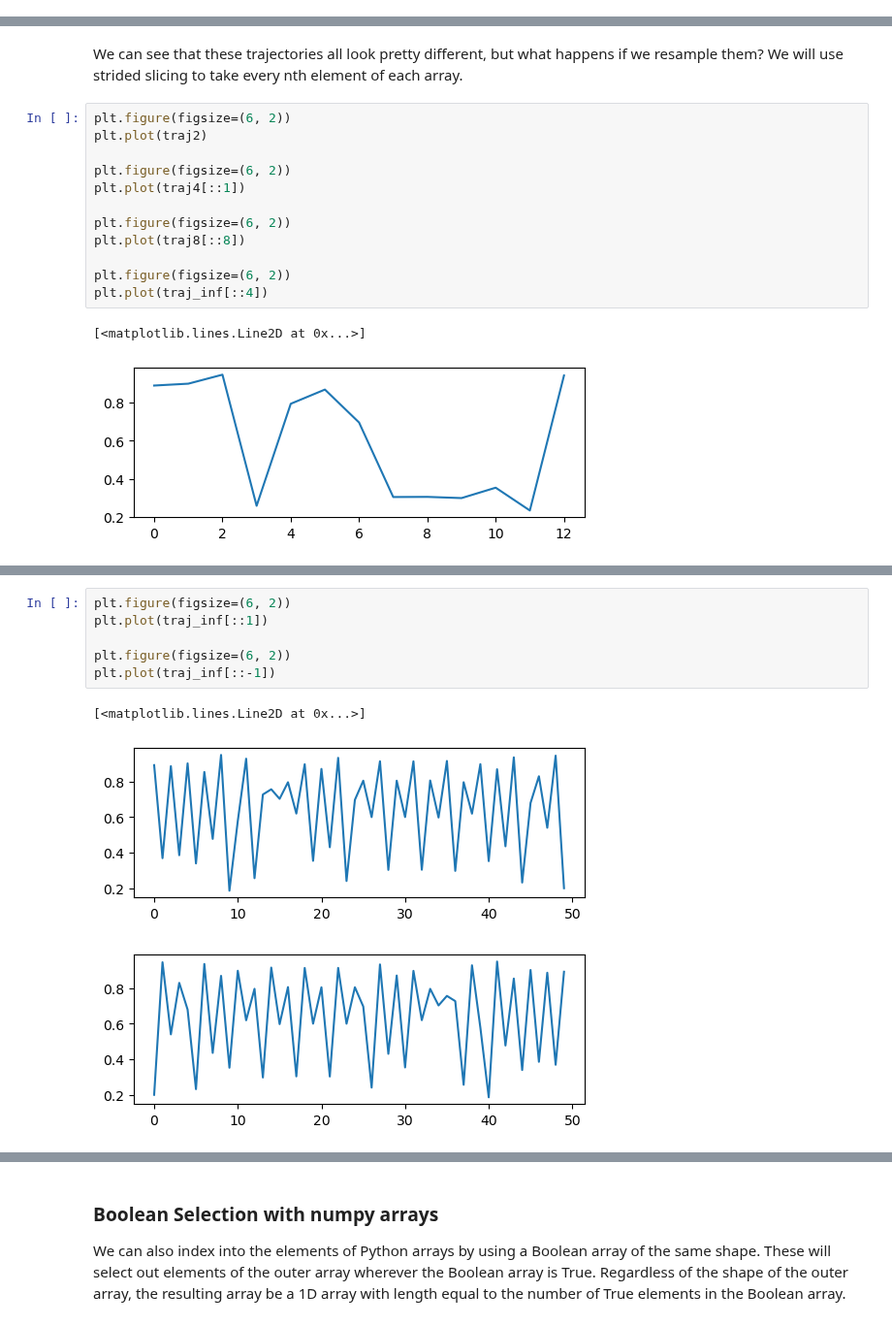
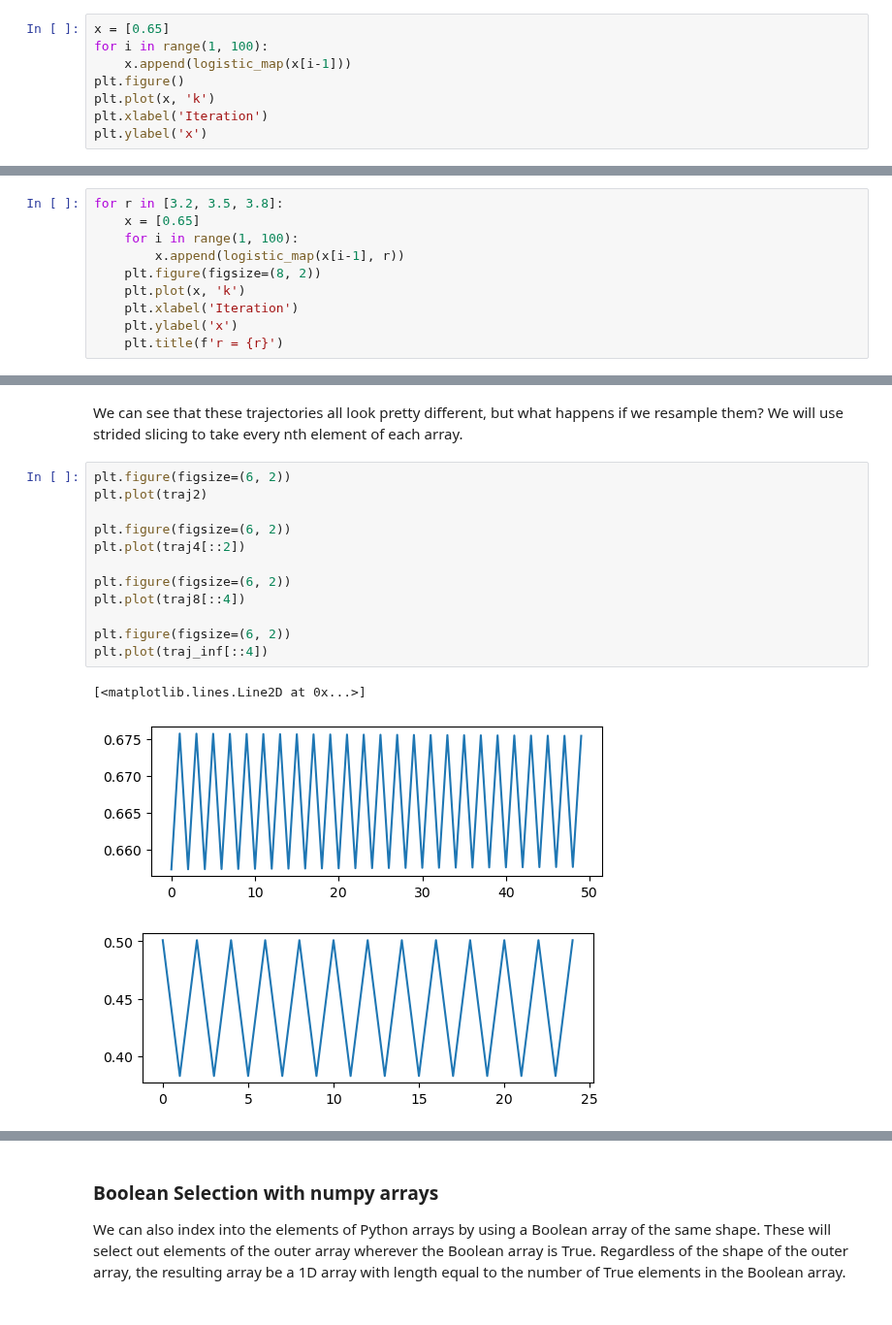
Before and after one commit to williamgilpin/cphy, a Jupyter notebook: talks/vectorization_mandelbrot.ipynb, the cells around one changed output, grey strips where cells are left out. Shown at 97% size. Saved outputs shown, nothing was run; the diff lists cells and outputs as text.

```diff
--- a/talks/vectorization_mandelbrot.ipynb
+++ b/talks/vectorization_mandelbrot.ipynb
@@ -158,0 +129,8 @@ Text(0, 0.5, 'x')
+# %%
+x = [0.65]
+for i in range(1, 100):
+    x.append(logistic_map(x[i-1]))
+plt.figure()
+plt.plot(x, 'k')
+plt.xlabel('Iteration')
+plt.ylabel('x')
@@ -158,0 +142,10 @@ Text(0, 0.5, 'x')
+# %%
+for r in [3.2, 3.5, 3.8]:
+    x = [0.65]
+    for i in range(1, 100):
+        x.append(logistic_map(x[i-1], r))
+    plt.figure(figsize=(8, 2))
+    plt.plot(x, 'k')
+    plt.xlabel('Iteration')
+    plt.ylabel('x')
+    plt.title(f'r = {r}')
@@ -320,15 +319,16 @@ We can see that these trajectories all look pretty different, but what happens i
 # %%
 plt.figure(figsize=(6, 2))
 plt.plot(traj2)
 
 plt.figure(figsize=(6, 2))
-plt.plot(traj4[::1])
+plt.plot(traj4[::2])
 
 plt.figure(figsize=(6, 2))
-plt.plot(traj8[::8])
+plt.plot(traj8[::4])
 
 plt.figure(figsize=(6, 2))
 plt.plot(traj_inf[::4])
 # %% [output]
 [<matplotlib.lines.Line2D at 0x...>]
-[figure, old version]
+[figure, new version]
+[figure, added]
@@ -335,10 +336,0 @@ plt.plot(traj_inf[::4])
-# %%
-plt.figure(figsize=(6, 2))
-plt.plot(traj_inf[::1])
-
-plt.figure(figsize=(6, 2))
-plt.plot(traj_inf[::-1])
-# %% [output]
-[<matplotlib.lines.Line2D at 0x...>]
-[figure, removed]
-[figure, removed]
```
Also changed, not shown: parts of 15 cells of this notebook, 1 other file.
